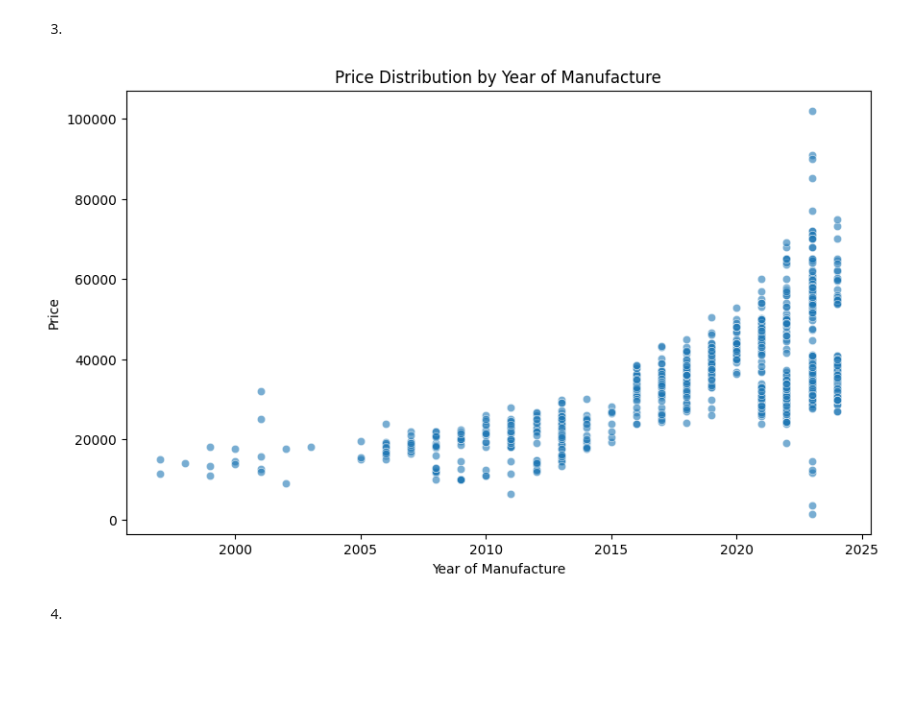
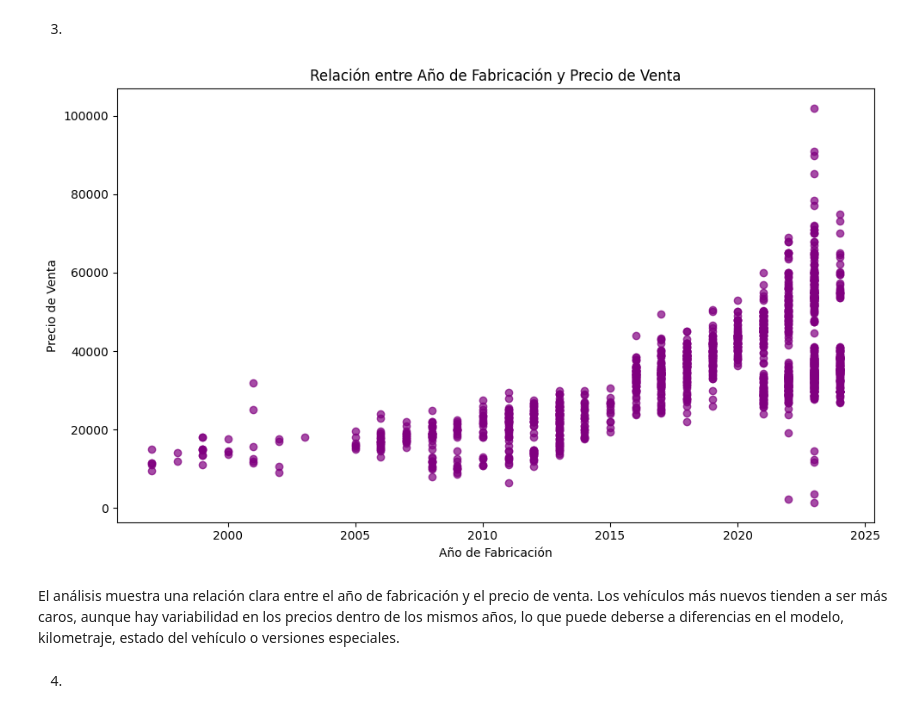
Before and after one commit to toiaalynch/machineLearningTP1, a Jupyter notebook: notebook/Entrega.ipynb, the cells around one changed output. Cells and saved outputs as stored; diff of their text form; code cells hidden in the pictures; blank space fills up the shorter version.

```diff
--- a/notebook/Entrega.ipynb
+++ b/notebook/Entrega.ipynb
@@ -349,25 +353,25 @@ La Hilux SW4 tiene una mayor variabilidad en los precios y presenta al menos un
 # %% [markdown]
 3.
-# %%
-import matplotlib.pyplot as plt
-
-# Supongamos que ya tienes tus datos en las variables correspondientes
-# year_col es la columna con los años de los vehículos
-# price_col es la columna con los precios de venta
-
-plt.figure(figsize=(10, 6))
-
-# Crear un gráfico de dispersión
-plt.scatter(year_col, price_col, alpha=0.6, edgecolors='w', linewidth=0.5)
-
-# Añadir título y etiquetas
-plt.title('Price Distribution by Year of Manufacture')
-plt.xlabel('Year of Manufacture')
-plt.ylabel('Price')
-
-# Mostrar el gráfico
-plt.show()
-# %% [output]
-[figure, removed]
+# %%
+import matplotlib.pyplot as plt
+import numpy as np
+
+def plot_price_vs_year(data):
+
+    plt.figure(figsize=(10, 6))
+
+    plt.scatter(year_col, price_col, color='purple', alpha=0.7)
+
+    plt.xlabel('Año de Fabricación')
+    plt.ylabel('Precio de Venta')
+    plt.title('Relación entre Año de Fabricación y Precio de Venta')
+    plt.tight_layout()
+    plt.show()
+
+plot_price_vs_year(data)
+# %% [output]
+[figure, added]
+# %% [markdown]
+El análisis muestra una relación clara entre el año de fabricación y el precio de venta. Los vehículos más nuevos tienden a ser más caros, aunque hay variabilidad en los precios dentro de los mismos años, lo que puede deberse a diferencias en el modelo, kilometraje, estado del vehículo o versiones especiales.
 # %% [markdown]
 4.
```
Also changed, not shown: parts of 22 cells of this notebook, 4 other files.
